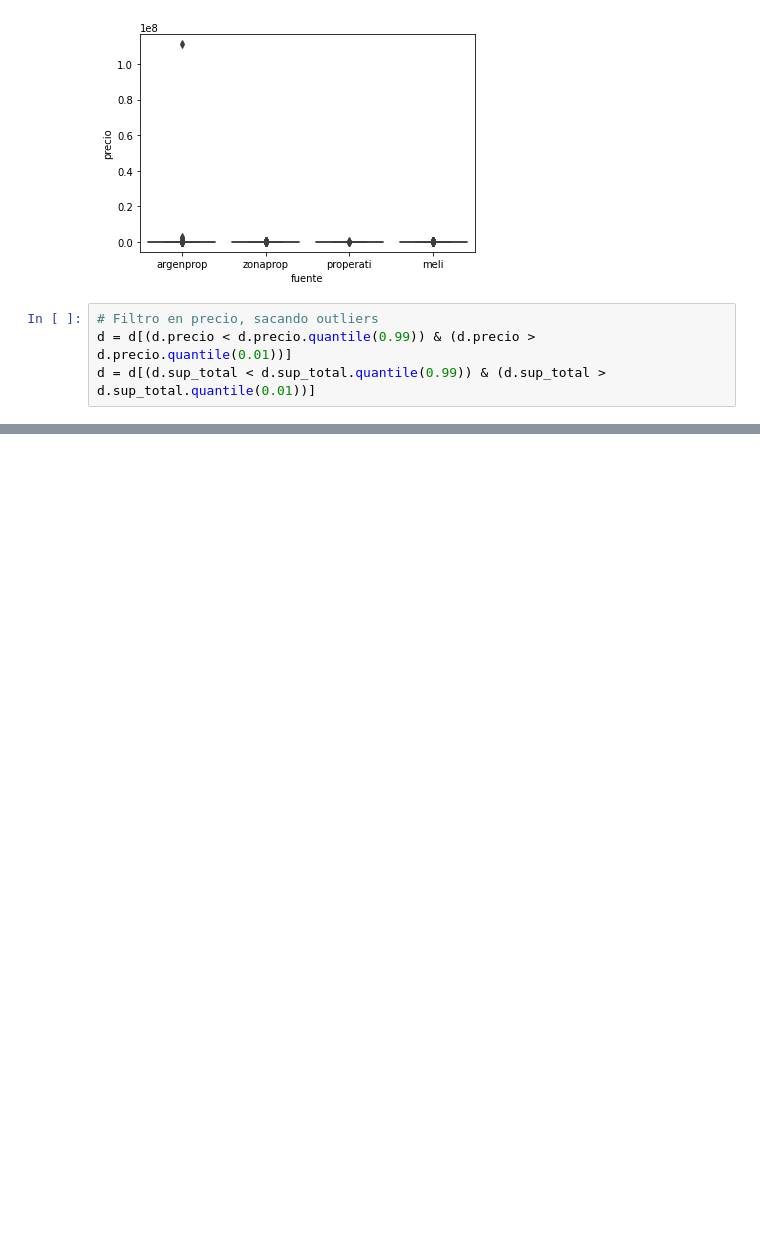
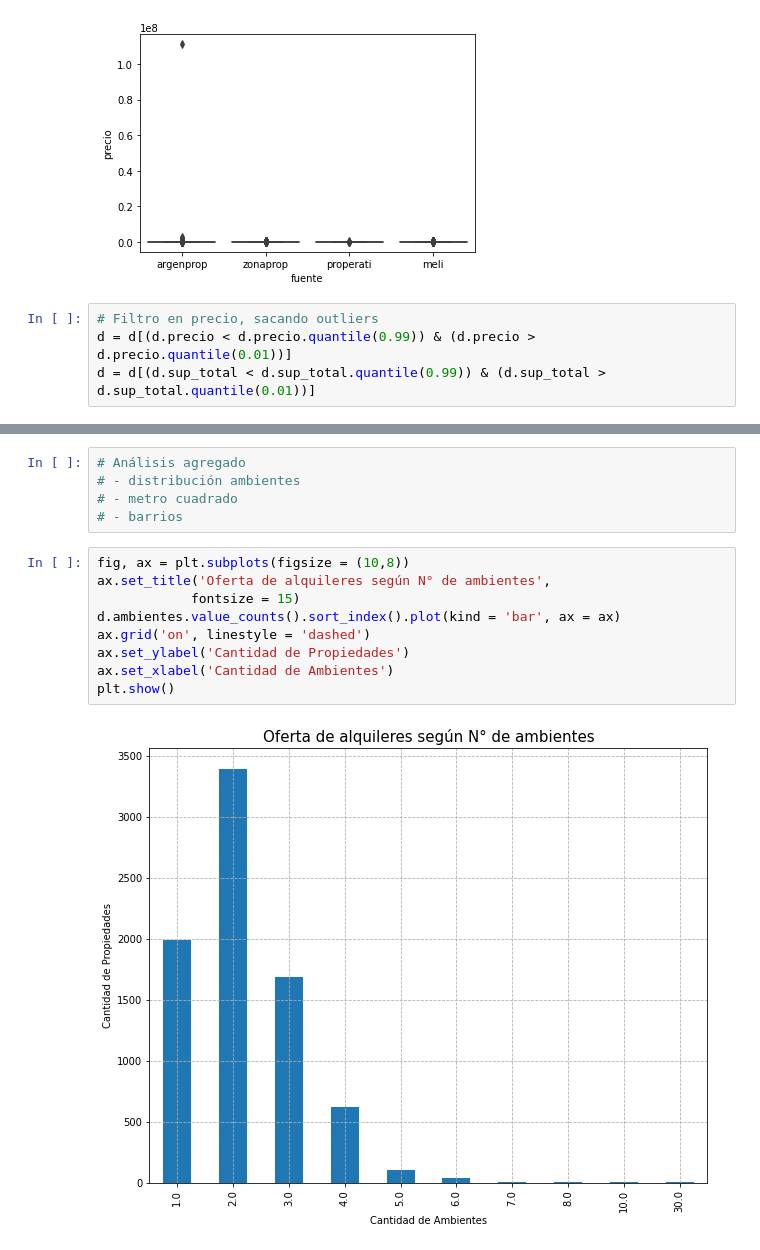
Before and after one commit to vearcon/TDP-espacios-publicos-origenes, a Jupyter notebook: AnalisisPropiedades.ipynb, the cells around one changed output, grey strips where cells are left out. Drawn from its saved outputs; the diff is of its cells as text; blank space fills up the shorter version.

Commit message:
Agregué algunos análisis agregados al .ipynb

```diff
--- a/AnalisisPropiedades.ipynb
+++ b/AnalisisPropiedades.ipynb
@@ -134,0 +144,16 @@ plt.show()
+# %%
+# Análisis agregado
+# - distribución ambientes
+# - metro cuadrado
+# - barrios
+# %%
+fig, ax = plt.subplots(figsize = (10,8))
+ax.set_title('Oferta de alquileres según N° de ambientes',
+            fontsize = 15)
+d.ambientes.value_counts().sort_index().plot(kind = 'bar', ax = ax)
+ax.grid('on', linestyle = 'dashed')
+ax.set_ylabel('Cantidad de Propiedades')
+ax.set_xlabel('Cantidad de Ambientes')
+plt.show()
+# %% [output]
+[figure, added]
```
Also changed, not shown: parts of 11 cells of this notebook.
